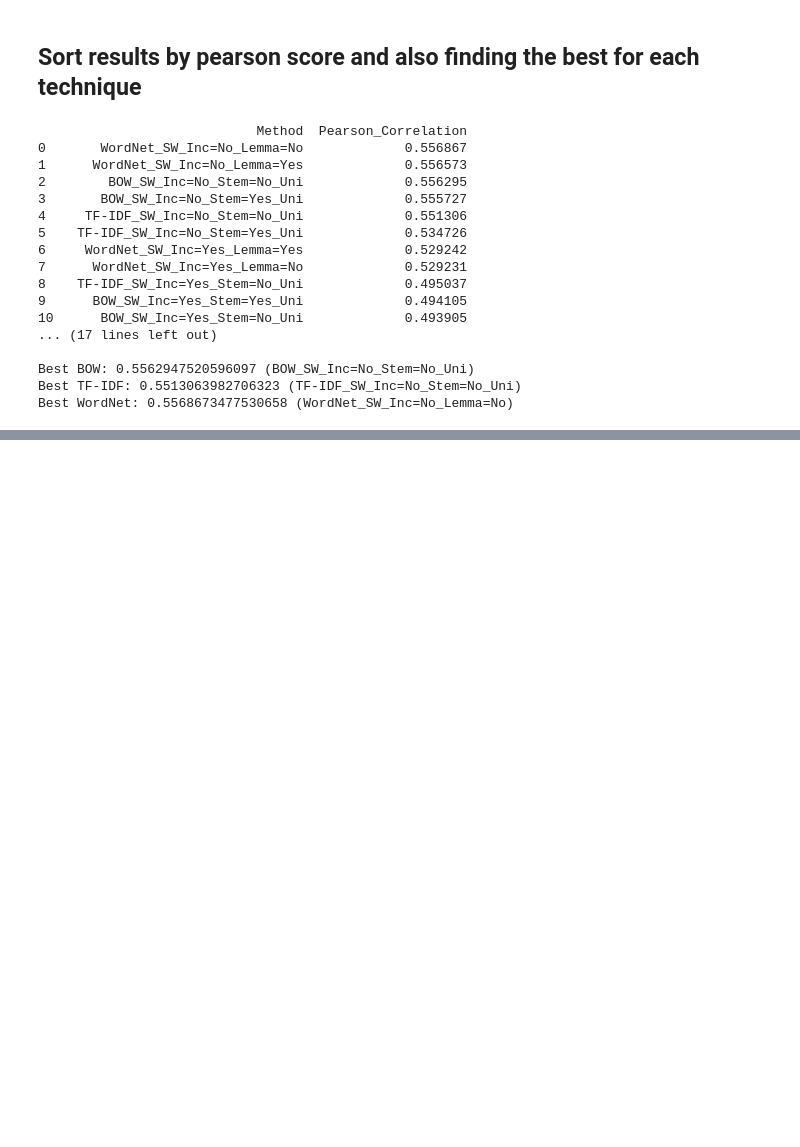
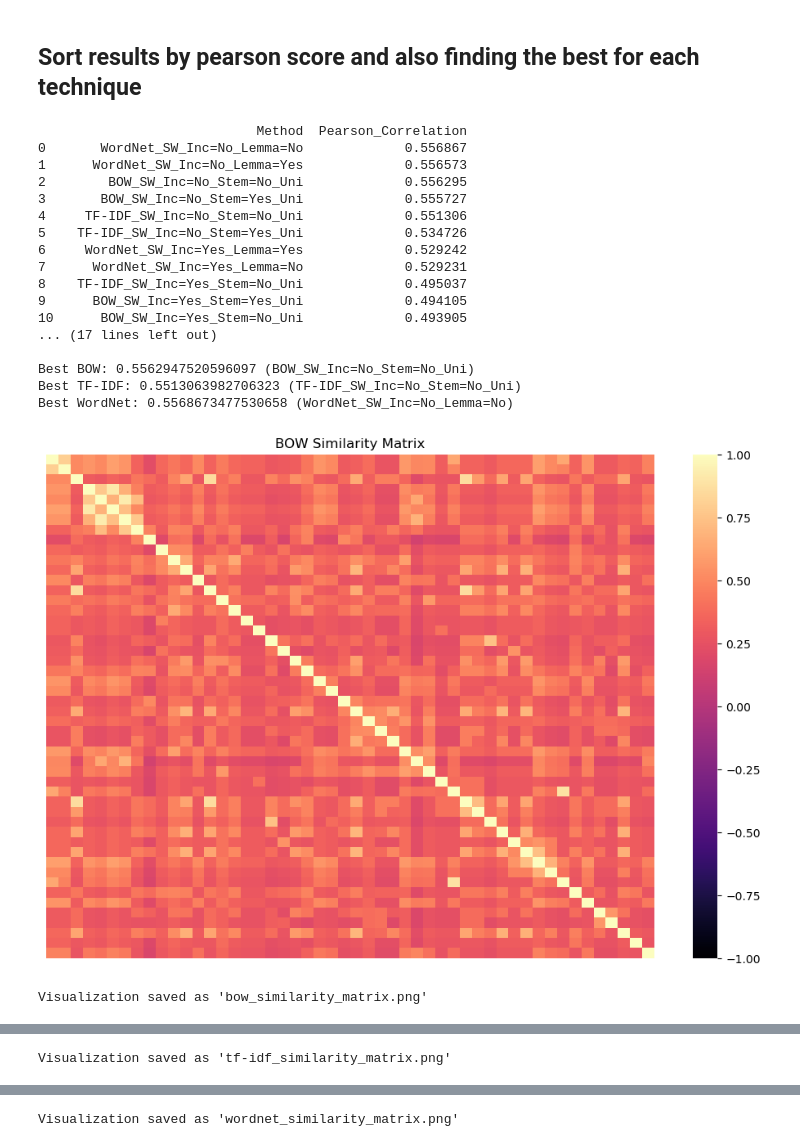
Before and after one commit to jrveloya/nlp-emotion-prediction, a Jupyter notebook: P2-2/P2-2.ipynb, the cells around one changed output, grey strips where cells are left out. Saved outputs shown, nothing was run; the diff lists cells and outputs as text; code cells hidden in the pictures; blank space fills up the shorter version.

```diff
--- a/P2-2/P2-2.ipynb
+++ b/P2-2/P2-2.ipynb
@@ -355,6 +366,7 @@ for label, matrix in nlp_similarity_matrices.items():
     results.append({
         'Method': label,
         'Pearson_Correlation': corr,
+        'Matrix': matrix
     })
 
 # Extract half and find pearson correlation score for WordNet
@@ -366,6 +378,7 @@ for label, matrix in wordnet_similarity_matrices.items():
     results.append({
         'Method': label,
         'Pearson_Correlation': corr,
+        'Matrix': matrix
     })
 # %% [markdown]
 ## Sort results by pearson score and also finding the best for each technique
@@ -379,14 +392,17 @@ print(comparison_df[['Method', 'Pearson_Correlation']])
 # Find highest for each technique
 best_bow_method = None
 best_bow_score = -1.0
+best_bow_matrix = None
 best_bow_found = False
 
 best_idf_method = None
 best_idf_score = -1.0
+best_idf_matrix = None
 best_idf_found = False
 
 best_wn_method = None
 best_wn_score = -1.0
+best_wn_matrix = None
 best_wn_found = False
 
 for index, row in comparison_df.iterrows():
@@ -397,42 +413,51 @@ for index, row in comparison_df.iterrows():
 
     method = row['Method']
     score = row['Pearson_Correlation']
+    matrix = row['Matrix']
 
     if "BOW" in method and not best_bow_found:
         best_bow_method = method
         best_bow_score = score
+        best_bow_matrix = matrix
         best_bow_found = True
 
     elif "TF-IDF" in method and not best_idf_found:
         best_idf_method = method
         best_idf_score = score
+        best_idf_matrix = matrix
         best_idf_found = True
 
     #Wordnet doesnt have a special keyword, so we just make sure it is not the other two
     elif ("BOW" not in method) and ("TF-IDF" not in method) and not best_wn_found:
         best_wn_method = method
         best_wn_score = score
+        best_wn_matrix = matrix
         best_wn_found = True
 
 print()
 print(f"Best BOW: {best_bow_score} ({best_bow_method})")
 print(f"Best TF-IDF: {best_idf_score} ({best_idf_method})")
 print(f"Best WordNet: {best_wn_score} ({best_wn_method})")
+print_similarity_matrix(best_bow_matrix, "BOW")
+print_similarity_matrix(best_idf_matrix, "TF-IDF")
+print_similarity_matrix(best_wn_matrix, "WordNet")
 # %% [output]
                             Method  Pearson_Correlation
 0       WordNet_SW_Inc=No_Lemma=No             0.556867
 1      WordNet_SW_Inc=No_Lemma=Yes             0.556573
 2        BOW_SW_Inc=No_Stem=No_Uni             0.556295
 3       BOW_SW_Inc=No_Stem=Yes_Uni             0.555727
 4     TF-IDF_SW_Inc=No_Stem=No_Uni             0.551306
 5    TF-IDF_SW_Inc=No_Stem=Yes_Uni             0.534726
 6     WordNet_SW_Inc=Yes_Lemma=Yes             0.529242
 7      WordNet_SW_Inc=Yes_Lemma=No             0.529231
 8    TF-IDF_SW_Inc=Yes_Stem=No_Uni             0.495037
 9      BOW_SW_Inc=Yes_Stem=Yes_Uni             0.494105
 10      BOW_SW_Inc=Yes_Stem=No_Uni             0.493905
 ... (17 lines left out)
 
 Best BOW: 0.5562947520596097 (BOW_SW_Inc=No_Stem=No_Uni)
 Best TF-IDF: 0.5513063982706323 (TF-IDF_SW_Inc=No_Stem=No_Uni)
 Best WordNet: 0.5568673477530658 (WordNet_SW_Inc=No_Lemma=No)
+[figure, added]
+Visualization saved as 'bow_similarity_matrix.png'
@@ -438,0 +465 @@ Best WordNet: 0.5568673477530658 (WordNet_SW_Inc=No_Lemma=No)
+Visualization saved as 'tf-idf_similarity_matrix.png'
@@ -438,0 +467 @@ Best WordNet: 0.5568673477530658 (WordNet_SW_Inc=No_Lemma=No)
+Visualization saved as 'wordnet_similarity_matrix.png'
```
Also changed, not shown: parts of 4 cells of this notebook, 4 other files.
